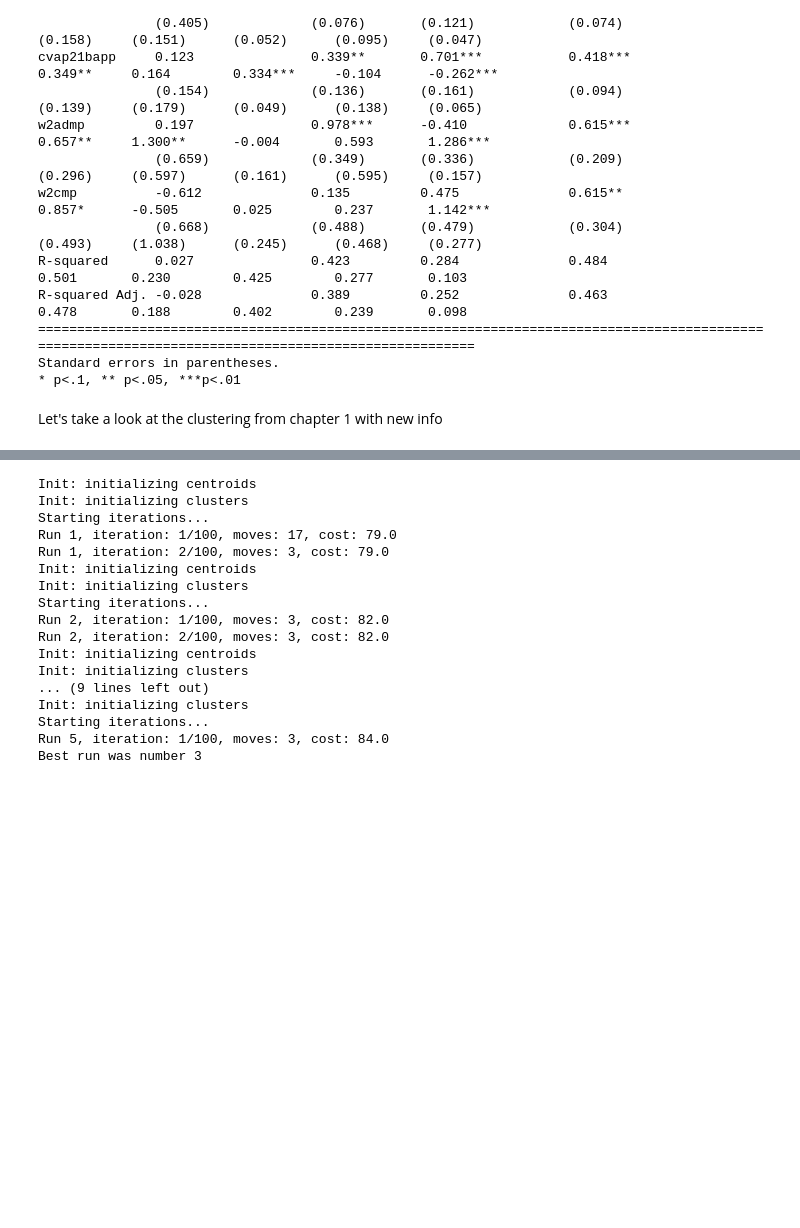
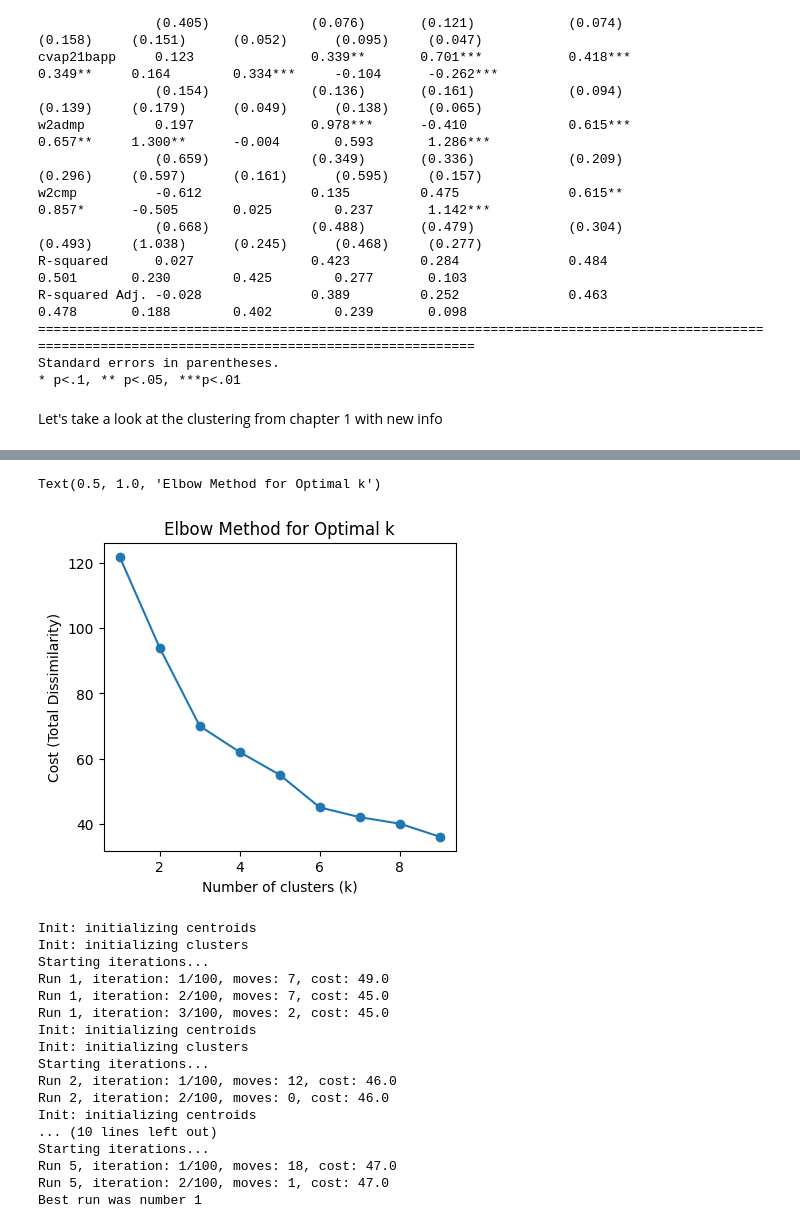
Before and after one commit to SamTGoodson/member_chapters, a Jupyter notebook: notebooks/city_wide.ipynb, the cells around one changed output, grey strips where cells are left out. Saved outputs shown, nothing was run; the diff lists cells and outputs as text; code cells hidden in the pictures; blank space fills up the shorter version.

```diff
--- a/notebooks/city_wide.ipynb
+++ b/notebooks/city_wide.ipynb
@@ -561,0 +576,5 @@ mc = pd.read_csv('../../shiny_meta_council_clustering/meta_clusters_with_formatt
+# %%
+mc = mc.merge(wfp_council[['district_number','Candidate']], left_on='district', right_on='district_number',how='left')
+# %%
+mc['wfp'] = mc['district_number'].notnull().astype(int)
+mc.drop(columns=['district_number','member','Candidate'], inplace=True)
@@ -562,26 +601,44 @@ mc = pd.read_csv('../../shiny_meta_council_clustering/meta_clusters_with_formatt
 # %%
-cluster_cols = ['k_spon','vote_cluster','finance_cluster','pc','demo_cluster']
+cluster_cols = ['k_spon','vote_cluster','finance_cluster','pc','wfp']
 # %%
 df_cluster = mc[cluster_cols]
+# %%
+# elbow method to determine number of clusters
+ks = range(1, 10)
+costs = []
+for k in ks:
+    km = KModes(n_clusters=k, init='Huang', n_init=5, random_state=42)
+    km.fit(df_cluster)
+    costs.append(km.cost_)
+# %%
+plt.figure(figsize=(10, 4))
+plt.subplot(1, 2, 1)
+plt.plot(ks, costs, marker='o')
+plt.xlabel('Number of clusters (k)')
+plt.ylabel('Cost (Total Dissimilarity)')
+plt.title('Elbow Method for Optimal k')
+# %% [output]
+Text(0.5, 1.0, 'Elbow Method for Optimal k')
+[figure, added]
 # %%
-kmode = KModes(n_clusters=5, init='Huang', n_init=5, verbose=1)
+kmode = KModes(n_clusters=6, init='Huang', n_init=5, verbose=1,random_state=42)
 kmode.fit(df_cluster)
 mc['new_cluster'] = kmode.labels_
 # %% [output]
 Init: initializing centroids
 Init: initializing clusters
 Starting iterations...
-Run 1, iteration: 1/100, moves: 17, cost: 79.0
-Run 1, iteration: 2/100, moves: 3, cost: 79.0
+Run 1, iteration: 1/100, moves: 7, cost: 49.0
+Run 1, iteration: 2/100, moves: 7, cost: 45.0
+Run 1, iteration: 3/100, moves: 2, cost: 45.0
 Init: initializing centroids
 Init: initializing clusters
 Starting iterations...
-Run 2, iteration: 1/100, moves: 3, cost: 82.0
-Run 2, iteration: 2/100, moves: 3, cost: 82.0
+Run 2, iteration: 1/100, moves: 12, cost: 46.0
+Run 2, iteration: 2/100, moves: 0, cost: 46.0
 Init: initializing centroids
-Init: initializing clusters
-... (9 lines left out)
-Init: initializing clusters
+... (10 lines left out)
 Starting iterations...
-Run 5, iteration: 1/100, moves: 3, cost: 84.0
-Best run was number 3
+Run 5, iteration: 1/100, moves: 18, cost: 47.0
+Run 5, iteration: 2/100, moves: 1, cost: 47.0
+Best run was number 1
```
Also changed, not shown: parts of 6 cells of this notebook, 7 other files.
